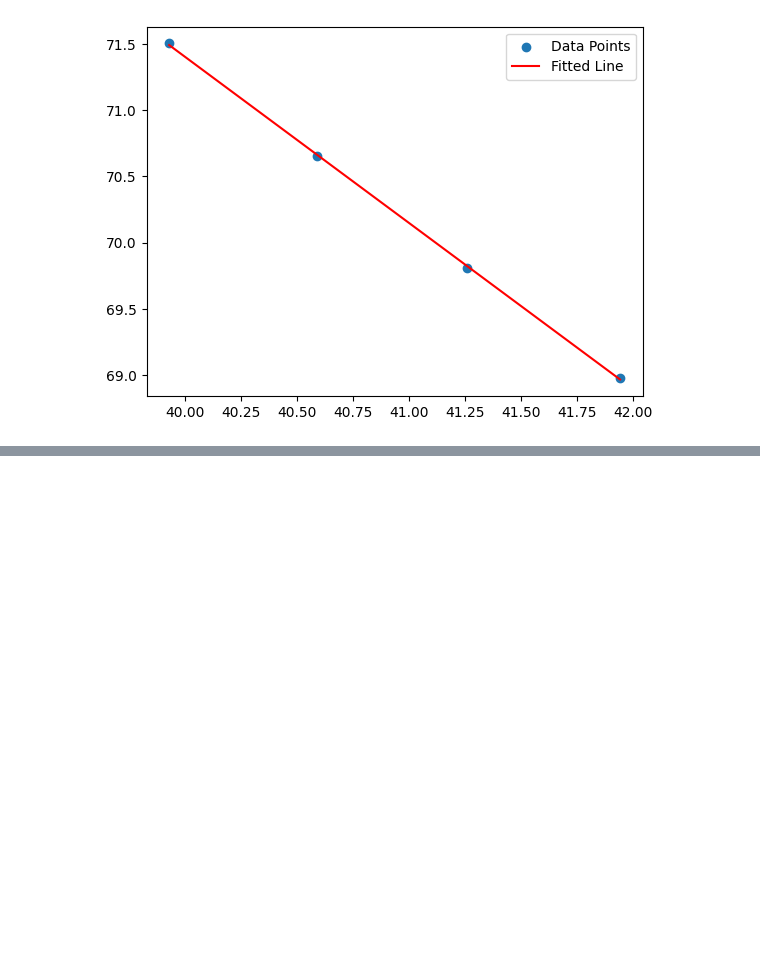
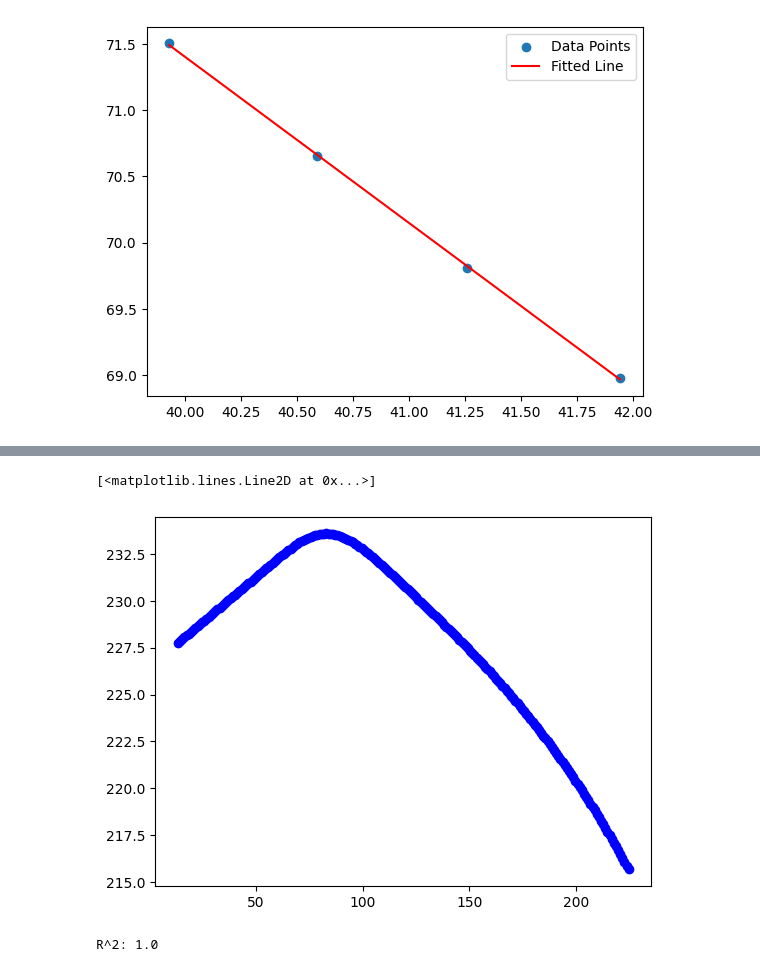
Before and after one commit to theraghavjuneja/curvetopia, a Jupyter notebook: examplestest/part2.ipynb, the cells around one changed output, grey strips where cells are left out. Saved outputs shown, nothing was run; the diff lists cells and outputs as text; code cells hidden in the pictures; blank space fills up the shorter version.

Commit message:
individ lines

```diff
--- a/examplestest/part2.ipynb
+++ b/examplestest/part2.ipynb
@@ -182,0 +181,2 @@ def
+# %%
+polyline=read_csv('frag0.csv')
@@ -182,0 +205,4 @@ def
+# %%
+assume_staight=polyline[7]
+# %%
+assume_left_line_portion_straight=np.array(assume_staight)
@@ -182,0 +229,3 @@ def
+# %%
+x=assume_left_line_portion_straight[0][:,0]
+y=assume_left_line_portion_straight[0][:,1]
@@ -182,0 +272,5 @@ def
+# %%
+plt.plot(x, y, marker='o', linestyle='-', color='b')
+# %% [output]
+[<matplotlib.lines.Line2D at 0x...>]
+[figure, added]
@@ -182,0 +285,4 @@ def
+# %%
+print(f"R^2: {r2}")
+# %% [output]
+R^2: 1.0
```
Also changed, not shown: parts of 10 cells of this notebook, 1 other file.
